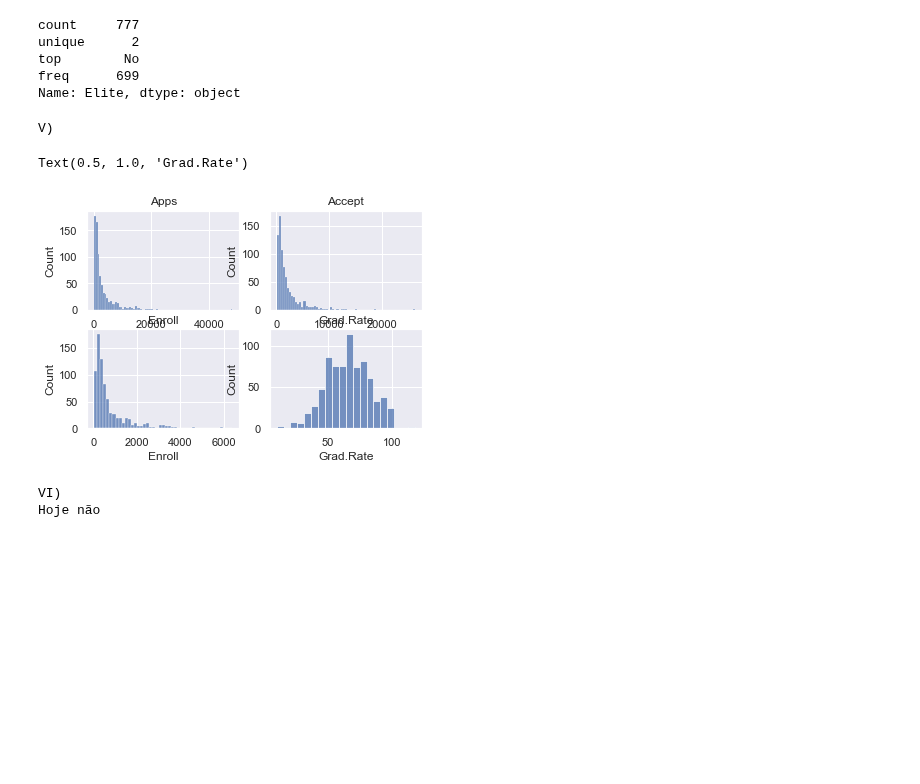
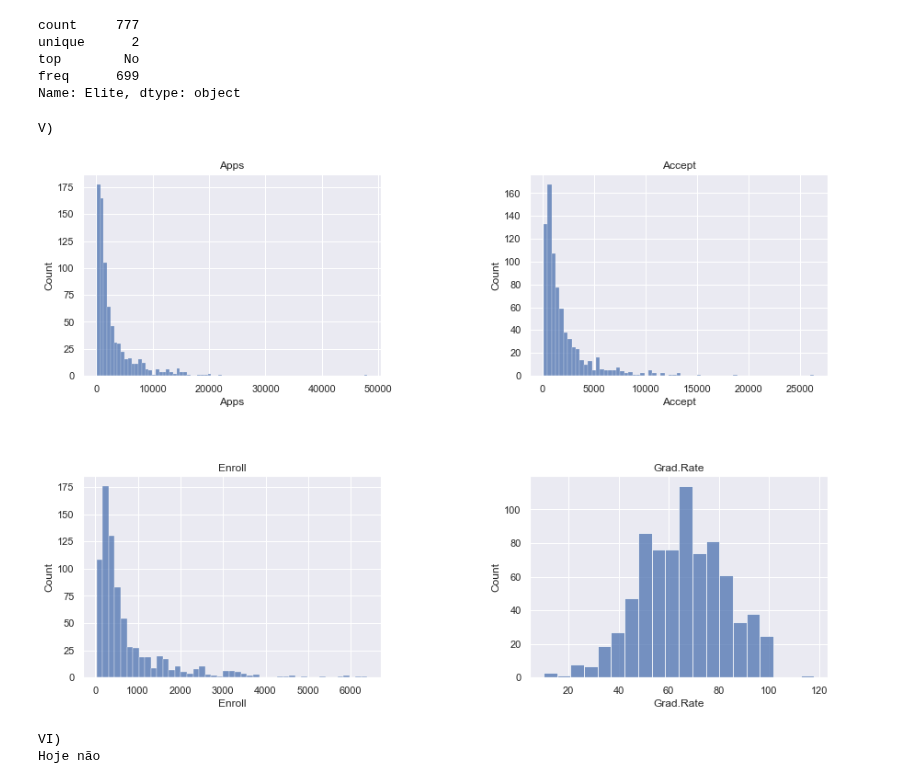
Before and after one commit to josinovmota/Defeating-An-introduction-to-statistical-learning, a Jupyter notebook: Exercises/2.4 Exercises/main.ipynb, the cells around one changed output. Drawn from its saved outputs; the diff is of its cells as text; code cells hidden in the pictures; blank space fills up the shorter version.

```diff
--- a/Exercises/2.4 Exercises/main.ipynb
+++ b/Exercises/2.4 Exercises/main.ipynb
@@ -292,33 +292,35 @@ Name: Elite, dtype: object
 # %%
 print('V)')
 
 newdf = df[['Apps', 'Accept', 'Enroll', 'Grad.Rate']]
 
 sns.set()
 
 #Apps
 plt.subplot(221)
 sns.histplot(data=newdf, x='Apps')
 plt.title('Apps')
 
 #Accept
 plt.subplot(222)
 sns.histplot(data=newdf, x='Accept')
 plt.title('Accept')
 
 #Enroll
 plt.subplot(223)
 sns.histplot(data=newdf, x='Enroll')
 plt.title('Enroll')
 
 #Grad.Rate
 plt.subplot(224)
 sns.histplot(data=newdf, x='Grad.Rate')
 plt.title('Grad.Rate')
+
+plt.subplots_adjust(left=0.125, bottom=0.1, right=2, top=2, wspace=0.5, hspace=0.5)
+plt.show()
 # %% [output]
 V)
-Text(0.5, 1.0, 'Grad.Rate')
-[figure, old version]
+[figure, new version]
 # %%
 print('VI)')
 
```
Also changed, not shown: parts of 4 cells of this notebook.
